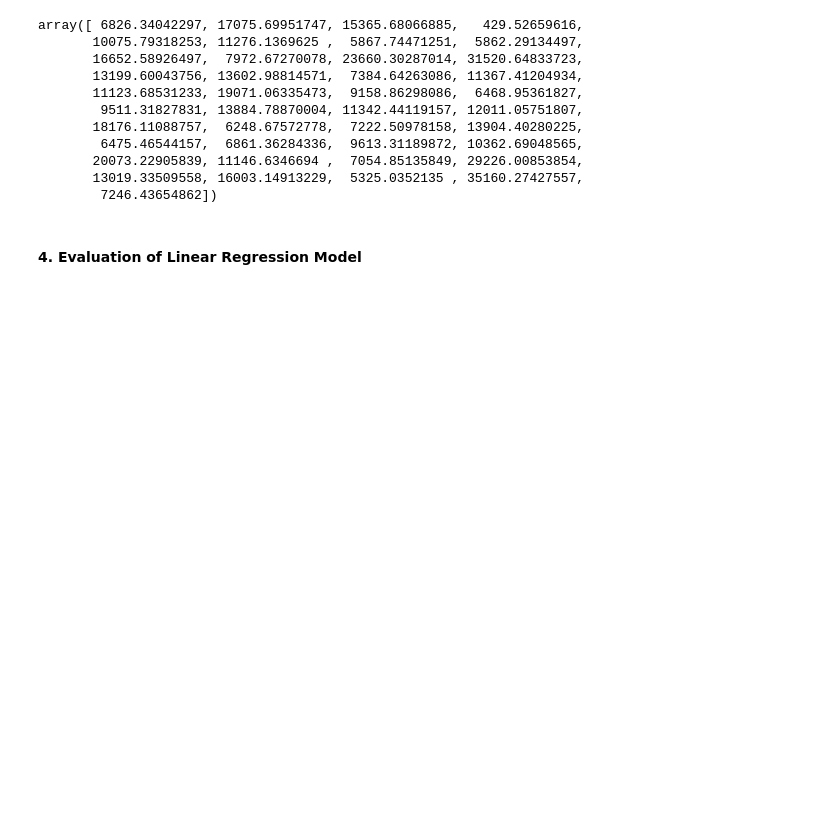
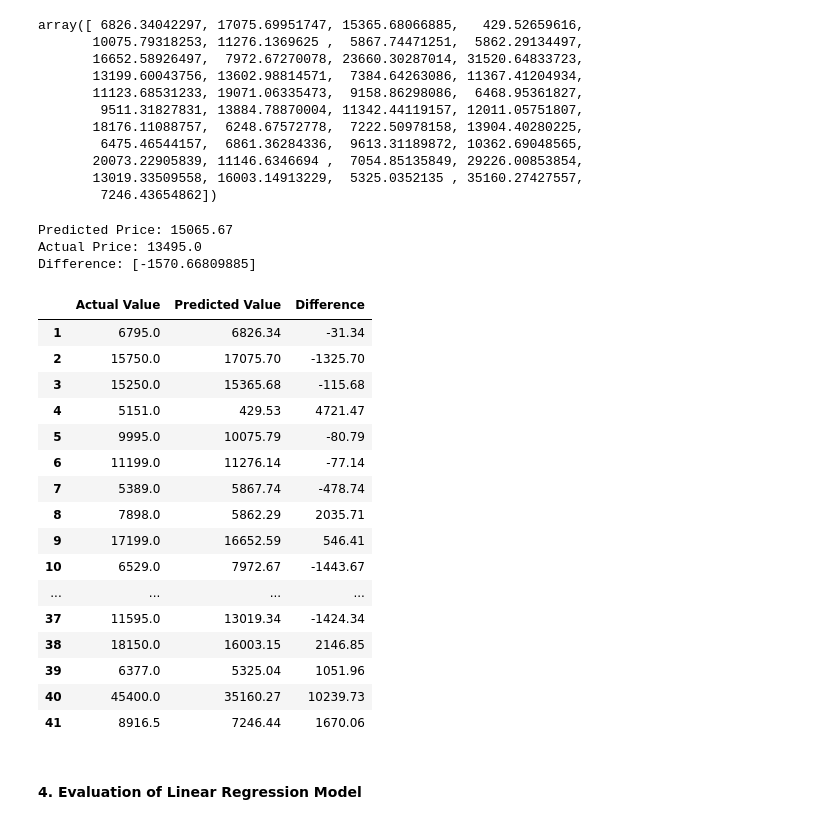
Before and after one commit to t1pen/MeXEE402_Midterms_StephenGabrielAlojado_JairusSunga, a Jupyter notebook: Linear Regression/CarPrice_Linear_Regression.ipynb, the cells around one changed output. Saved outputs shown, nothing was run; the diff lists cells and outputs as text; code cells hidden in the pictures; blank space fills up the shorter version.

```diff
--- a/Linear Regression/CarPrice_Linear_Regression.ipynb
+++ b/Linear Regression/CarPrice_Linear_Regression.ipynb
@@ -644,6 +639,45 @@ array([ 6826.34042297, 17075.69951747, 15365.68066885,   429.52659616,
        20073.22905839, 11146.6346694 ,  7054.85135849, 29226.00853854,
        13019.33509558, 16003.14913229,  5325.0352135 , 35160.27427557,
         7246.43654862])
+# %%
+data_sample = np.array([[4, 88.6, 168.8, 64.1, 2548, 130, 3.47, 111, 21, 27,
+                      1, 0, 0, 0, 0, 0, 0, 0, 0, 0, 0, 0, 0, 0, 0, 0, 0, 0,
+                      0, 0, 0, 0, 0, 1, 1, 0, 1, 0, 0, 0, 0, 1, 0, 0, 0,
+                      1, 1, 0, 0, 0, 0, 0, 0]])
+predicted_price = lr.predict(data_sample)
+print(f"Predicted Price: {round(predicted_price[0],2)}")
+price_row_1 = cars_final.iloc[0]['price']
+print(f"Actual Price: {price_row_1}")
+print(f"Difference: {price_row_1 - predicted_price}")
+# %% [output]
+Predicted Price: 15065.67
+Actual Price: 13495.0
+Difference: [-1570.66809885]
+# %%
+pred_df = pd.DataFrame({'Actual Value': y_test, 'Predicted Value': y_pred, 'Difference': y_test - y_pred})
+pred_df = pred_df.round(2)
+
+# Reset index to start at 1
+pred_df.index = range(1, len(pred_df) + 1)
+pred_df
+# %% [output]
+|  | Actual Value | Predicted Value | Difference |
+| 1 | 6795.0 | 6826.34 | -31.34 |
+| 2 | 15750.0 | 17075.70 | -1325.70 |
+| 3 | 15250.0 | 15365.68 | -115.68 |
+| 4 | 5151.0 | 429.53 | 4721.47 |
+| 5 | 9995.0 | 10075.79 | -80.79 |
+| 6 | 11199.0 | 11276.14 | -77.14 |
+| 7 | 5389.0 | 5867.74 | -478.74 |
+| 8 | 7898.0 | 5862.29 | 2035.71 |
+| 9 | 17199.0 | 16652.59 | 546.41 |
+| 10 | 6529.0 | 7972.67 | -1443.67 |
+| ... | ... | ... | ... |
+| 37 | 11595.0 | 13019.34 | -1424.34 |
+| 38 | 18150.0 | 16003.15 | 2146.85 |
+| 39 | 6377.0 | 5325.04 | 1051.96 |
+| 40 | 45400.0 | 35160.27 | 10239.73 |
+| 41 | 8916.5 | 7246.44 | 1670.06 |
 # %% [markdown]
 #### 4. Evaluation of Linear Regression Model
 # %% [markdown]
```
Also changed, not shown: parts of 17 cells of this notebook.
